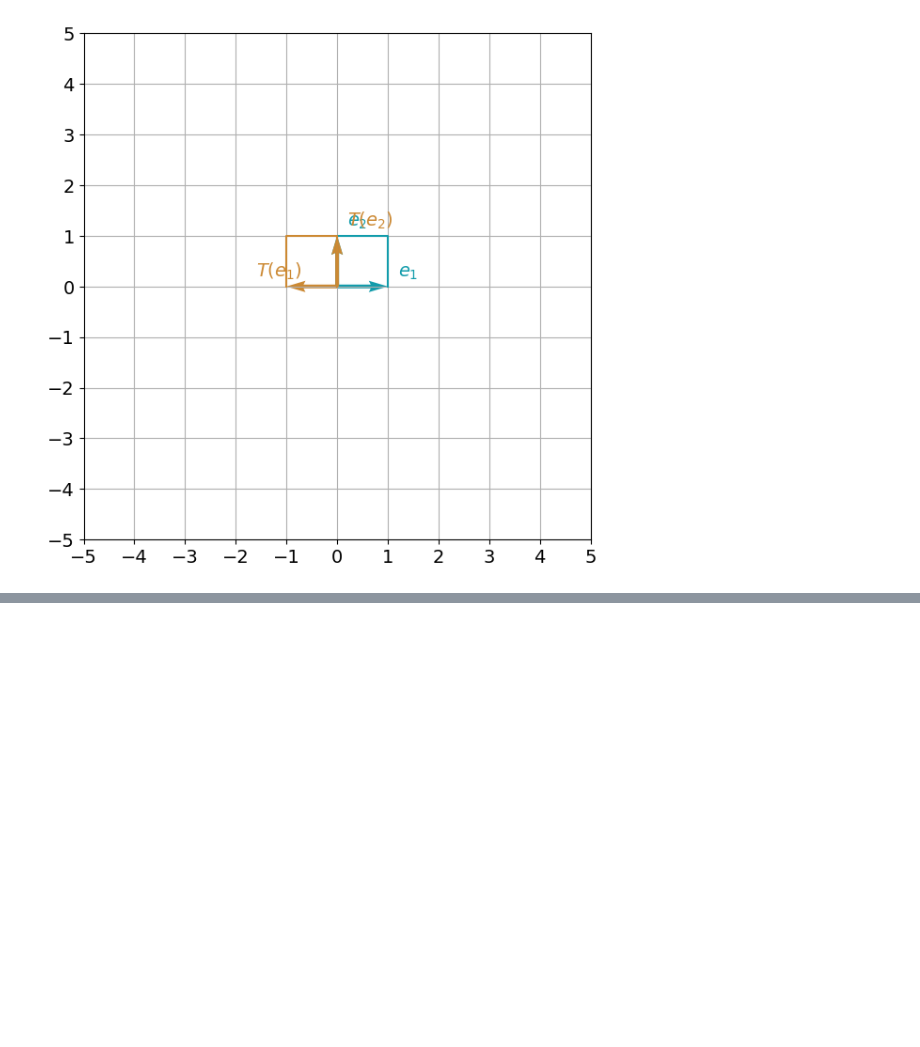
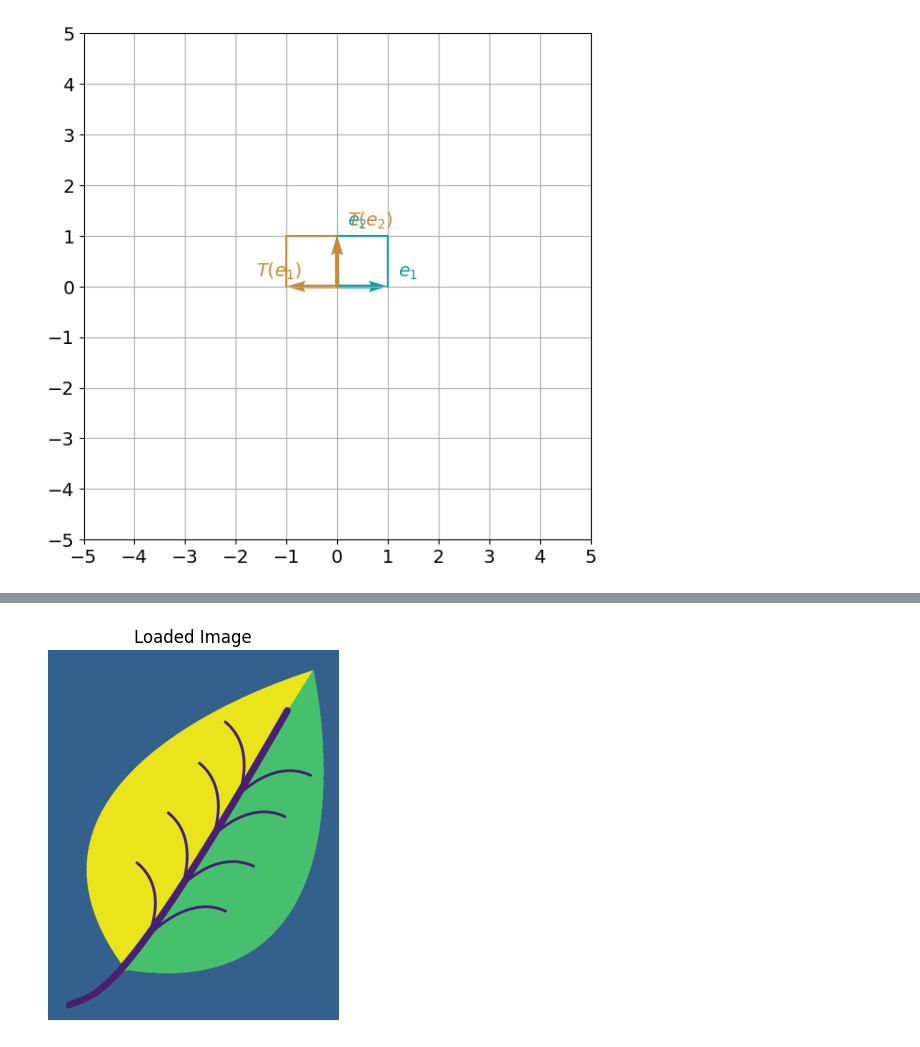
Before and after one commit to UsamaAliK/Numpy, a Jupyter notebook: NUMPY.ipynb, the cells around one changed output, grey strips where cells are left out. Saved outputs shown, nothing was run; the diff lists cells and outputs as text; code cells hidden in the pictures; blank space fills up the shorter version.

```diff
--- a/NUMPY.ipynb
+++ b/NUMPY.ipynb
@@ -1003,0 +1024,15 @@ plot_transformation(T_reflection_yaxis, e1, e2)
+# %%
+import cv2
+import matplotlib.pyplot as plt
+
+img = cv2.imread('leaf_original.png', 0)
+
+if img is not None:
+    plt.imshow(img)
+    plt.title("Loaded Image")
+    plt.axis('off')
+    plt.show()
+else:
+    print("Error: Image not found or couldn't be read.")
+# %% [output]
+[figure, added]
```
Also changed, not shown: parts of 10 cells of this notebook, 1 other file.
